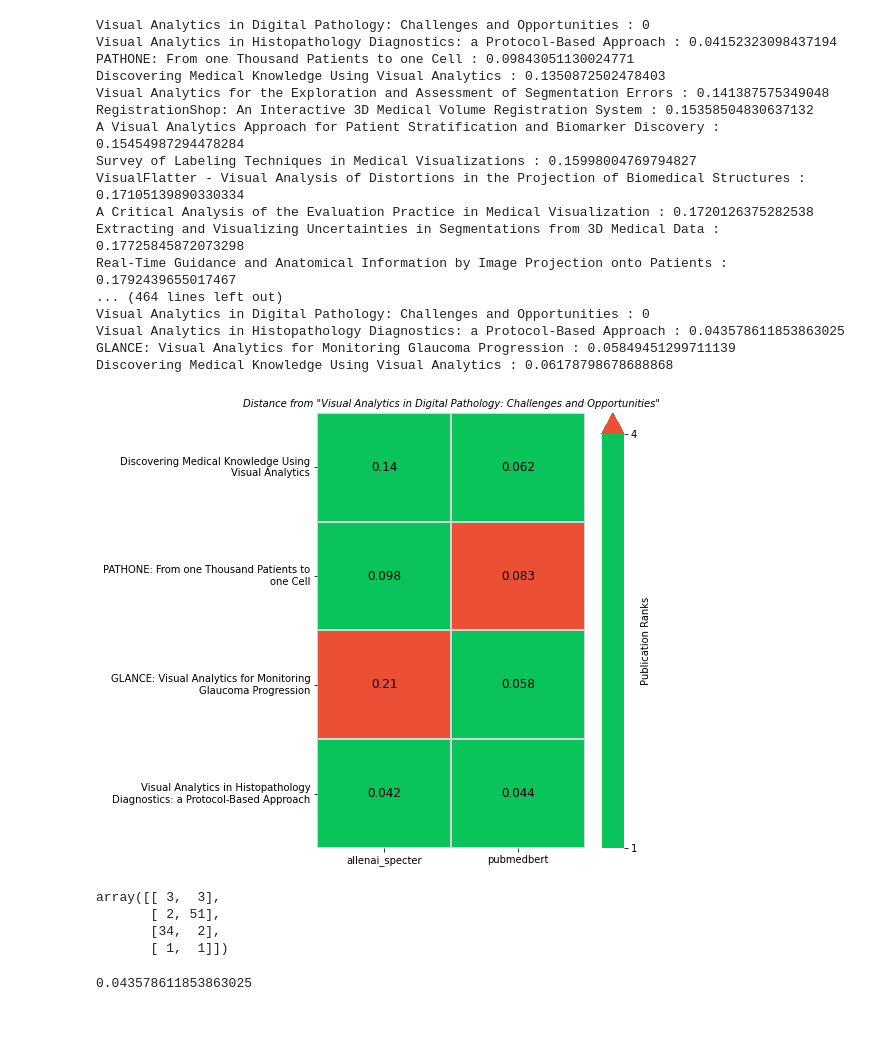
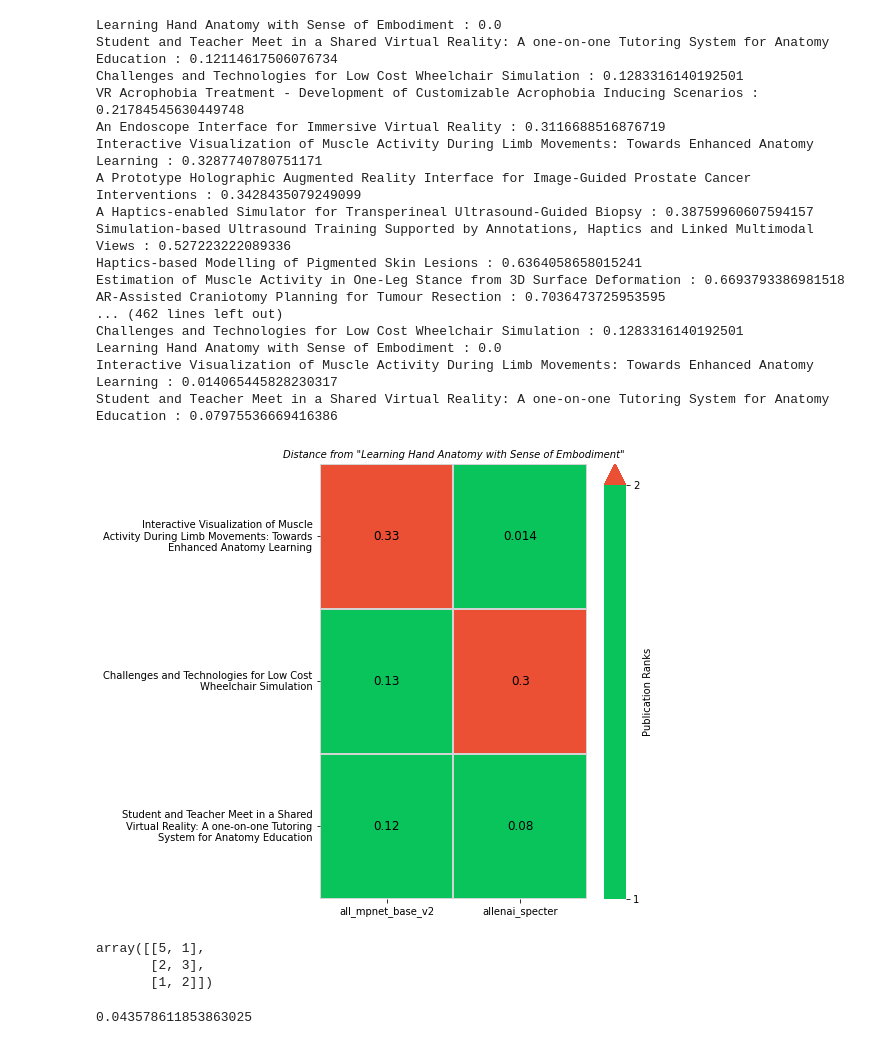
Before and after one commit to pruthvi-hegde/biomedvis, a Jupyter notebook: notebooks/k_neighbours.ipynb, the cells around one changed output. Drawn from its saved outputs; the diff is of its cells as text; code cells hidden in the pictures.

```diff
--- a/notebooks/k_neighbours.ipynb
+++ b/notebooks/k_neighbours.ipynb
@@ -70,12 +70,12 @@ def kClosest_high(points, target, K):
     return dict(zip(position, dist))
 # %%
 def load_points(model, article, k):
-    f = open(f'../embeddings/high_dimension/{model}_high_dim.json')
+    f = open(f'../embeddings/low_dimension/{model}_low_dim.json')
     data = json.load(f)
     target = data[article]
     articles_title = list(data.keys())
     corpus_embedding = list(data.values())
-    closest_points = kClosest_high(corpus_embedding, target, k)
+    closest_points = kClosest(corpus_embedding, target, k)
     near_values = {}
     for k in closest_points.keys():
         print(articles_title[k], ':', closest_points[k])
@@ -93,8 +93,8 @@ def draw_plot(target_title, K):
     # models = ['biowordvec', 'generic_fasttext']
     # model_names = ['Avg. BioWordVec', 'Avg. Generic fastText']
     # models = ['allenai_specter','all_mpnet_base_v2']
-    model_names = ['allenai_specter', 'pubmedbert']
-    models = ['allenai_specter', 'pubmedbert']
+    model_names = ['all_mpnet_base_v2', 'allenai_specter']
+    models = ['all_mpnet_base_v2', 'allenai_specter']
 
     all_points = {model: load_points(model, target_title, k=236) for model in models}
     points = {model: load_points(model, target_title, k=K) for model in models}
@@ -126,8 +126,8 @@ def draw_plot(target_title, K):
     my_cmap.set_over('#eb4f34')
     ax = sns.heatmap(B, xticklabels=model_names, yticklabels=labels, annot=A, cbar_kws={'label': 'Publication Ranks',
                                                                                         'extend': 'max',
-                                                                                        'ticks': [1, 4]},
-                     cmap=my_cmap, vmin=1, vmax=4, cbar=True, ax=ax,
+                                                                                        'ticks': [1, 2]},
+                     cmap=my_cmap, vmin=1, vmax=2, cbar=True, ax=ax,
                      annot_kws={'fontsize': 12, 'color': 'black', 'alpha': 1}, linewidths=0.08, linecolor='lightgray')
     # ax = sns.heatmap(B, mask=B < 2, cmap='Blues', annot=A,xticklabels=models, yticklabels=allkey, vmin=0, vmax=1, cbar=False, ax=ax)
     # colorbar = ax.collections[0].colorbar
@@ -137,33 +137,32 @@ def draw_plot(target_title, K):
     plt.show()
     return B
 # %%
-target_title1 = "Visual Analytics in Digital Pathology: Challenges and Opportunities"
-B = draw_plot(target_title1, 4)
+target_title1 = "Learning Hand Anatomy with Sense of Embodiment"
+B = draw_plot(target_title1, 3)
 B = np.array(B)
 B
 # %% [output]
-Visual Analytics in Digital Pathology: Challenges and Opportunities : 0
-Visual Analytics in Histopathology Diagnostics: a Protocol-Based Approach : 0.04152323098437194
-PATHONE: From one Thousand Patients to one Cell : 0.09843051130024771
-Discovering Medical Knowledge Using Visual Analytics : 0.1350872502478403
-Visual Analytics for the Exploration and Assessment of Segmentation Errors : 0.141387575349048
-RegistrationShop: An Interactive 3D Medical Volume Registration System : 0.15358504830637132
-A Visual Analytics Approach for Patient Stratification and Biomarker Discovery : 0.15454987294478284
-Survey of Labeling Techniques in Medical Visualizations : 0.15998004769794827
-VisualFlatter - Visual Analysis of Distortions in the Projection of Biomedical Structures : 0.17105139890330334
-A Critical Analysis of the Evaluation Practice in Medical Visualization : 0.1720126375282538
-Extracting and Visualizing Uncertainties in Segmentations from 3D Medical Data : 0.17725845872073298
-Real-Time Guidance and Anatomical Information by Image Projection onto Patients : 0.1792439655017467
-... (464 lines left out)
-Visual Analytics in Digital Pathology: Challenges and Opportunities : 0
-Visual Analytics in Histopathology Diagnostics: a Protocol-Based Approach : 0.043578611853863025
-GLANCE: Visual Analytics for Monitoring Glaucoma Progression : 0.05849451299711139
-Discovering Medical Knowledge Using Visual Analytics : 0.06178798678688868
+Learning Hand Anatomy with Sense of Embodiment : 0.0
+Student and Teacher Meet in a Shared Virtual Reality: A one-on-one Tutoring System for Anatomy Education : 0.12114617506076734
+Challenges and Technologies for Low Cost Wheelchair Simulation : 0.1283316140192501
+VR Acrophobia Treatment - Development of Customizable Acrophobia Inducing Scenarios : 0.21784545630449748
+An Endoscope Interface for Immersive Virtual Reality : 0.3116688516876719
+Interactive Visualization of Muscle Activity During Limb Movements: Towards Enhanced Anatomy Learning : 0.3287740780751171
+A Prototype Holographic Augmented Reality Interface for Image-Guided Prostate Cancer Interventions : 0.3428435079249099
+A Haptics-enabled Simulator for Transperineal Ultrasound-Guided Biopsy : 0.38759960607594157
+Simulation-based Ultrasound Training Supported by Annotations, Haptics and Linked Multimodal Views : 0.527223222089336
+Haptics-based Modelling of Pigmented Skin Lesions : 0.6364058658015241
+Estimation of Muscle Activity in One-Leg Stance from 3D Surface Deformation : 0.6693793386981518
+AR-Assisted Craniotomy Planning for Tumour Resection : 0.7036473725953595
+... (462 lines left out)
+Challenges and Technologies for Low Cost Wheelchair Simulation : 0.1283316140192501
+Learning Hand Anatomy with Sense of Embodiment : 0.0
+Interactive Visualization of Muscle Activity During Limb Movements: Towards Enhanced Anatomy Learning : 0.014065445828230317
+Student and Teacher Meet in a Shared Virtual Reality: A one-on-one Tutoring System for Anatomy Education : 0.07975536669416386
-[figure, old version]
+[figure, new version]
-array([[ 3,  3],
-       [ 2, 51],
-       [34,  2],
-       [ 1,  1]])
+array([[5, 1],
+       [2, 3],
+       [1, 2]])
 # %%
 def calculate_dist(model, paper, target):
     f = open(f'../embeddings/high_dimension/{model}_high_dim.json')
```
